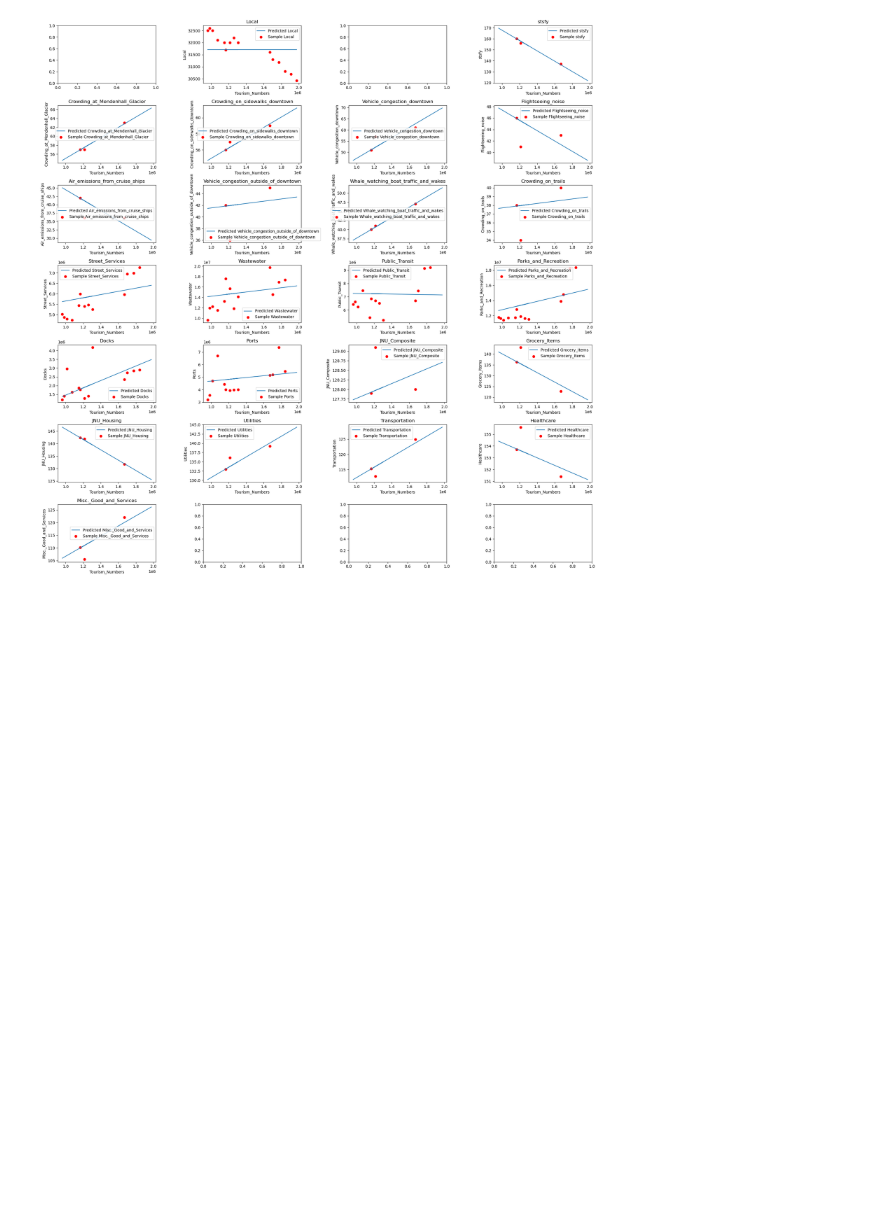
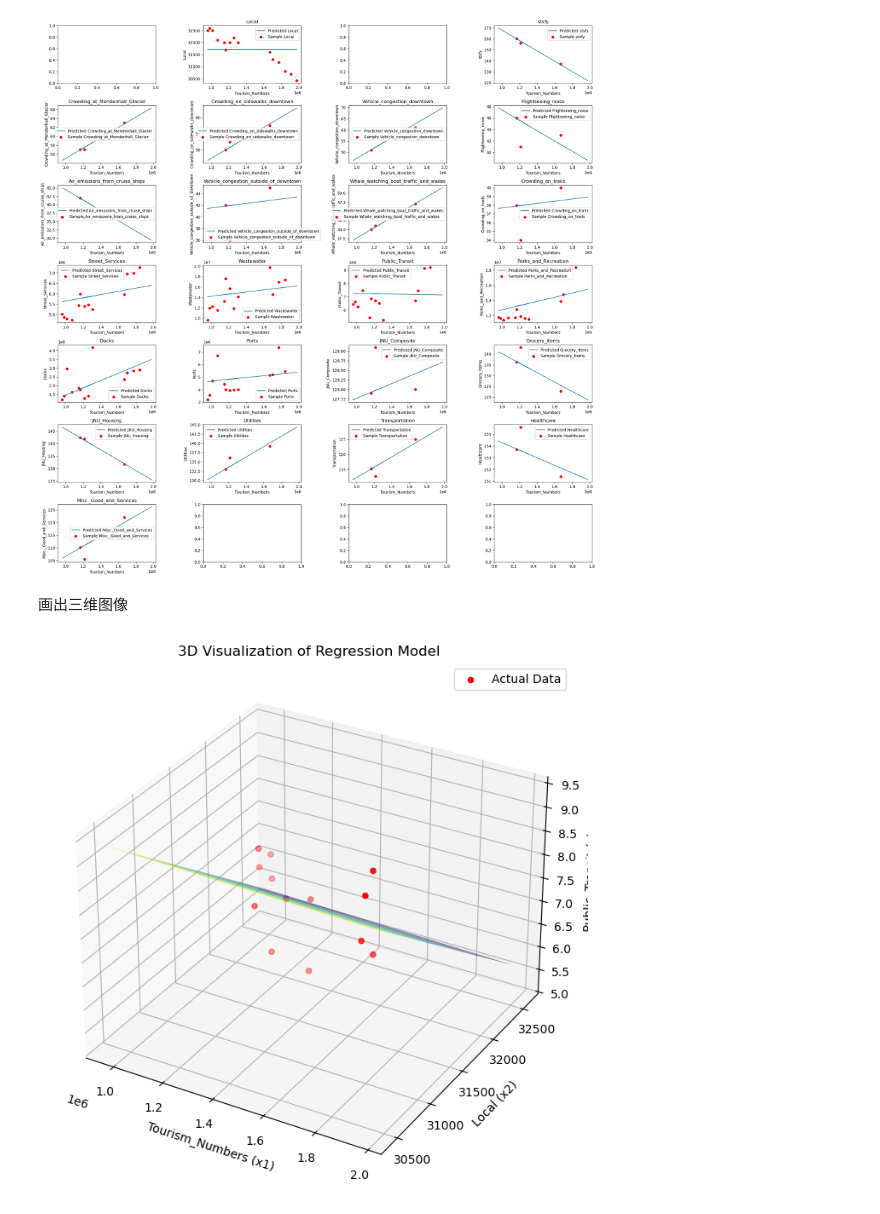
Before and after one commit to BlackMaple1203/MCM, a Jupyter notebook: Code/social/social_new.ipynb, the cells around one changed output. Drawn from its saved outputs; the diff is of its cells as text; code cells hidden in the pictures; blank space fills up the shorter version.

```diff
--- a/Code/social/social_new.ipynb
+++ b/Code/social/social_new.ipynb
@@ -131,3 +131,47 @@ with open('b_lr_models.pkl', 'rb') as f:
 
 with open('b_td_pred.csv', 'rb') as f:
     td_pred_df = pd.read_csv(f)
+# %% [markdown]
+画出三维图像
+# %%
+# 假设模型已经训练好
+model = models["Public_Transit"]  # 替换为目标变量对应的模型
+intercept = model.intercept_[0]
+coef_x1 = model.coef_[0][0]  # x1 的系数
+coef_x2 = model.coef_[0][1]  # x2 的系数
+
+# 生成 x1 和 x2 的网格数据
+x1_range = np.linspace(min(td["Tourism_Numbers"]), max(td["Tourism_Numbers"]), 100)
+x2_range = np.linspace(min(td["Local"]), max(td["Local"]), 100)
+x1_grid, x2_grid = np.meshgrid(x1_range, x2_range)
+
+# 根据模型计算预测的 z 值
+z_pred = intercept + coef_x1 * x1_grid + coef_x2 * x2_grid
+
+# 创建 3D 图
+fig = plt.figure(figsize=(10, 8))
+ax = fig.add_subplot(111, projection='3d')
+
+# 绘制平面
+ax.plot_surface(x1_grid, x2_grid, z_pred, cmap="viridis", alpha=0.8)
+
+# 添加散点：原始数据
+valid_samples = np.array(td["Public_Transit"]) != -1  # 过滤有效样本
+x1_valid = np.array(td["Tourism_Numbers"])[valid_samples]
+x2_valid = np.array(td["Local"])[valid_samples]
+z_valid = np.array(td["Public_Transit"])[valid_samples]
+ax.scatter(x1_valid, x2_valid, z_valid, color='red', label='Actual Data')
+
+# 设置坐标轴标签
+ax.set_xlabel("Tourism_Numbers (x1)")
+ax.set_ylabel("Local (x2)")
+ax.set_zlabel("Public_Transit (z)")
+ax.set_title("3D Visualization of Regression Model")
+
+# 显示图例
+ax.legend()
+
+# 显示图形
+plt.show()
+# %% [output]
+[figure, added]
```
Also changed, not shown: parts of 1 cell of this notebook, 4 other files.
